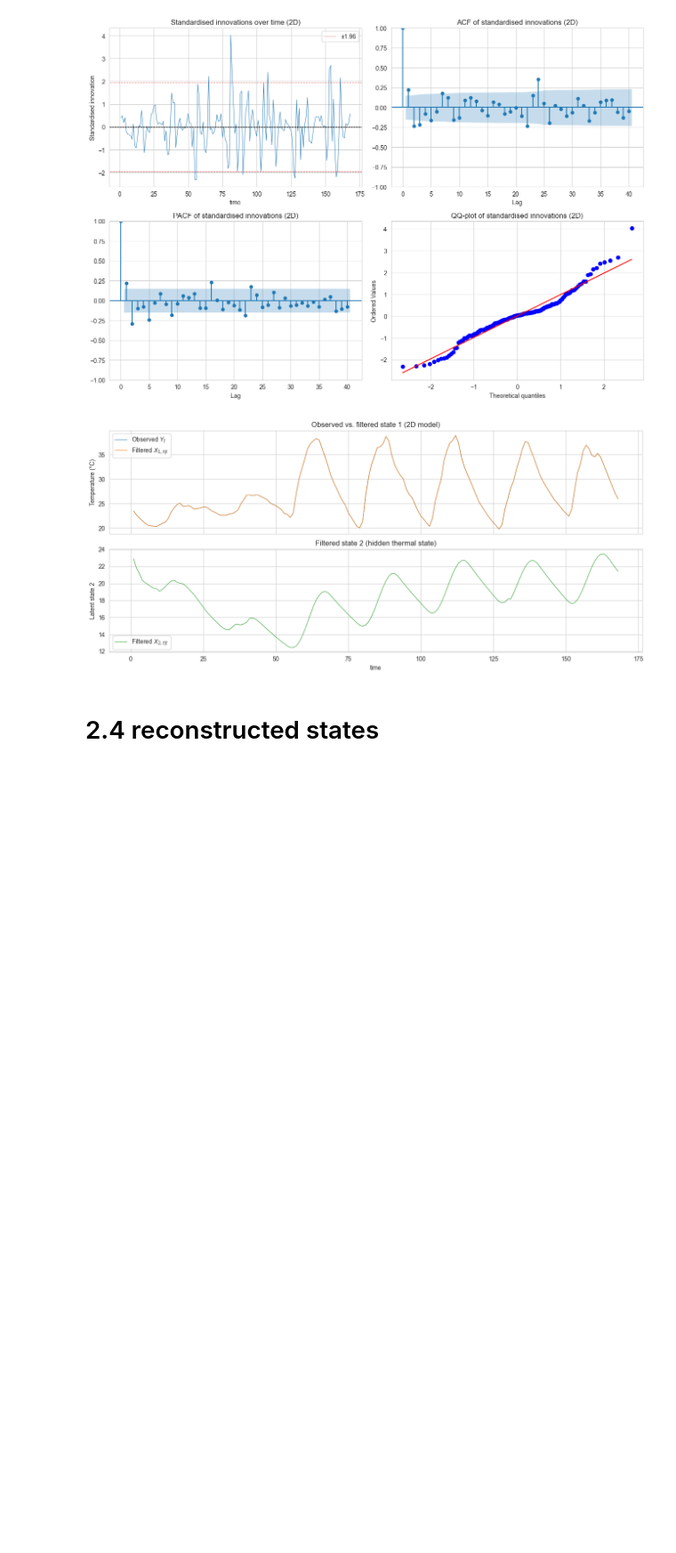
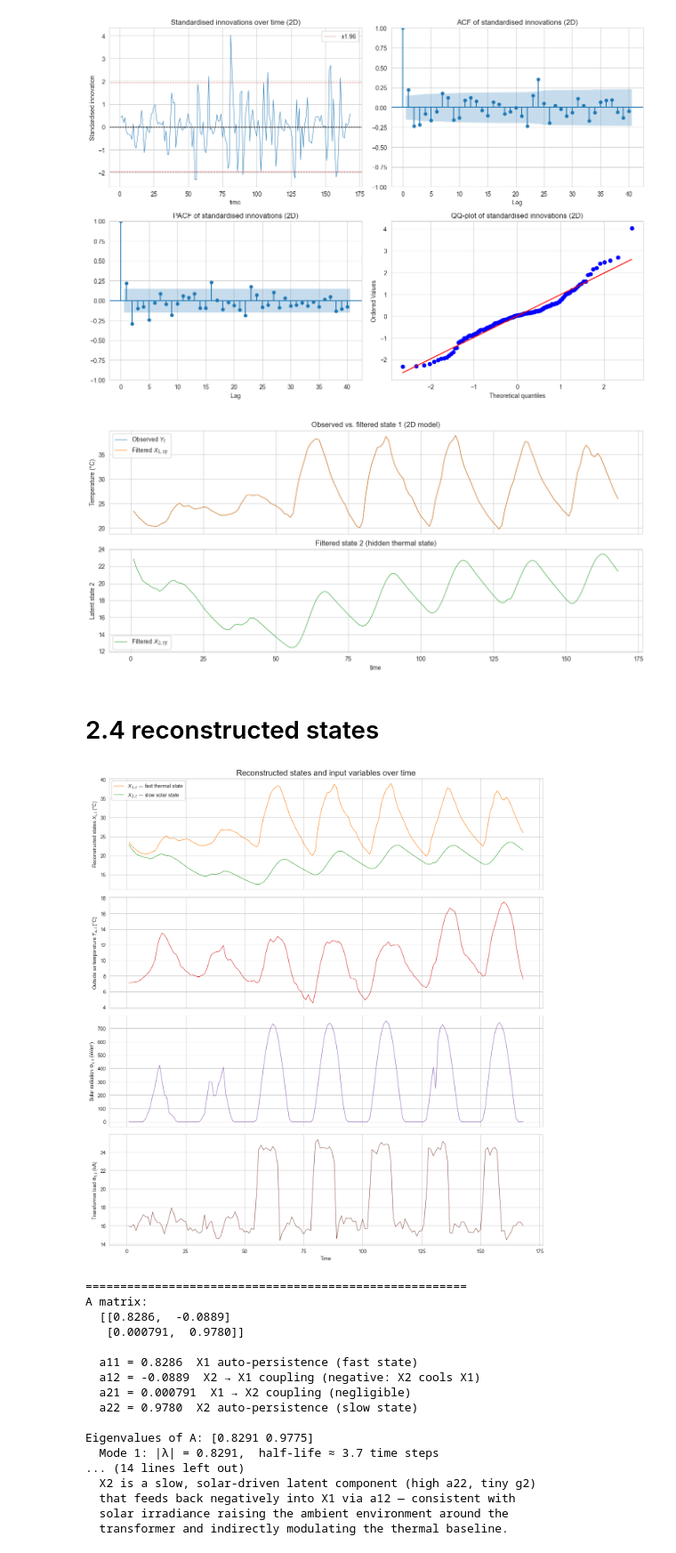
Before and after one commit to JesperDTU/TimeSeriesAnalysis_Assignments, a Jupyter notebook: Assignment4/Task2.ipynb, the cells around one changed output. Shown at 89% size. Drawn from its saved outputs; the diff is of its cells as text; code cells hidden in the pictures; blank space fills up the shorter version.

```diff
--- a/Assignment4/Task2.ipynb
+++ b/Assignment4/Task2.ipynb
@@ -395,3 +395,73 @@ plt.show()
 [figure]
 # %% [markdown]
 # 2.4 reconstructed states
+# %%
+# ── Figure 1: both reconstructed states in a single panel ──────────────────
+# ── Figure 2: states + input variables (4 stacked panels) ──────────────────
+fig, axes = plt.subplots(4, 1, figsize=(13, 14), sharex=True)
+
+axes[0].plot(data['time'].values, x_filt_2d[:, 0], color='C1', linewidth=0.9,
+        label='$X_{1,t}$ — fast thermal state')
+axes[0].plot(data['time'].values, x_filt_2d[:, 1], color='C2', linewidth=0.9,
+        label='$X_{2,t}$ — slow thermal state')
+axes[0].set_ylabel('Reconstructed states $X_{i,t}$ (°C)')
+axes[0].set_title('Reconstructed states and input variables over time', fontsize=16)
+axes[0].legend()
+
+axes[1].plot(data['time'].values, data['Ta'].values, color='C3', linewidth=0.9)
+axes[1].set_ylabel('Outside air temperature $T_{a,t}$ (°C)')
+
+axes[2].plot(data['time'].values, data['S'].values, color='C4', linewidth=0.9)
+axes[2].set_ylabel('Solar radiation $\\Phi_{s,t}$ (W/m²)')
+
+axes[3].plot(data['time'].values, data['I'].values, color='C5', linewidth=0.9)
+axes[3].set_ylabel('Transformer load $\\Phi_{I,t}$ (kA)')
+axes[3].set_xlabel('Time')
+
+plt.tight_layout()
+plt.show()
+
+# ── A and B matrix analysis ─────────────────────────────────────────────────
+print("=" * 55)
+print("A matrix:")
+print(f"  [[{A_2d[0,0]:.4f},  {A_2d[0,1]:.4f}]")
+print(f"   [{A_2d[1,0]:.6f},  {A_2d[1,1]:.4f}]]")
+print()
+print(f"  a11 = {A_2d[0,0]:.4f}  X1 auto-persistence (fast state)")
+print(f"  a12 = {A_2d[0,1]:.4f}  X2 → X1 coupling (negative: X2 cools X1)")
+print(f"  a21 = {A_2d[1,0]:.6f}  X1 → X2 coupling (negligible)")
+print(f"  a22 = {A_2d[1,1]:.4f}  X2 auto-persistence (slow state)")
+
+eigvals = np.linalg.eigvals(A_2d)
+print(f"\nEigenvalues of A: {eigvals.real.round(4)}")
+for i, lam in enumerate(eigvals):
+    hl = np.log(0.5) / np.log(np.abs(lam)) if np.abs(lam) < 1 else np.inf
+    print(f"  Mode {i+1}: |λ| = {np.abs(lam):.4f},  half-life ≈ {hl:.1f} time steps")
+
+print()
+print("=" * 55)
+print("B matrix  (rows = state 1/2;  cols = Ta, Φs, ΦI):")
+print(f"  [[{B_2d[0,0]:.5f},  {B_2d[0,1]:.5f},  {B_2d[0,2]:.5f}]")
+print(f"   [{B_2d[1,0]:.5f},  {B_2d[1,1]:.5f},  {B_2d[1,2]:.5f}]]")
+print()
+print("  State 1 is driven by Ta (ambient temp) and ΦI (load current).")
+print("  State 2 is driven only by Φs (solar irradiance).")
+# %% [output]
+[figure, added]
+=======================================================
+A matrix:
+  [[0.8286,  -0.0889]
+   [0.000791,  0.9780]]
+
+  a11 = 0.8286  X1 auto-persistence (fast state)
+  a12 = -0.0889  X2 → X1 coupling (negative: X2 cools X1)
+  a21 = 0.000791  X1 → X2 coupling (negligible)
+  a22 = 0.9780  X2 auto-persistence (slow state)
+
+Eigenvalues of A: [0.8291 0.9775]
+  Mode 1: |λ| = 0.8291,  half-life ≈ 3.7 time steps
+... (14 lines left out)
+  X2 is a slow, solar-driven latent component (high a22, tiny g2)
+  that feeds back negatively into X1 via a12 — consistent with
+  solar irradiance raising the ambient environment around the
+  transformer and indirectly modulating the thermal baseline.
```
Also changed, not shown: parts of 1 cell of this notebook.
